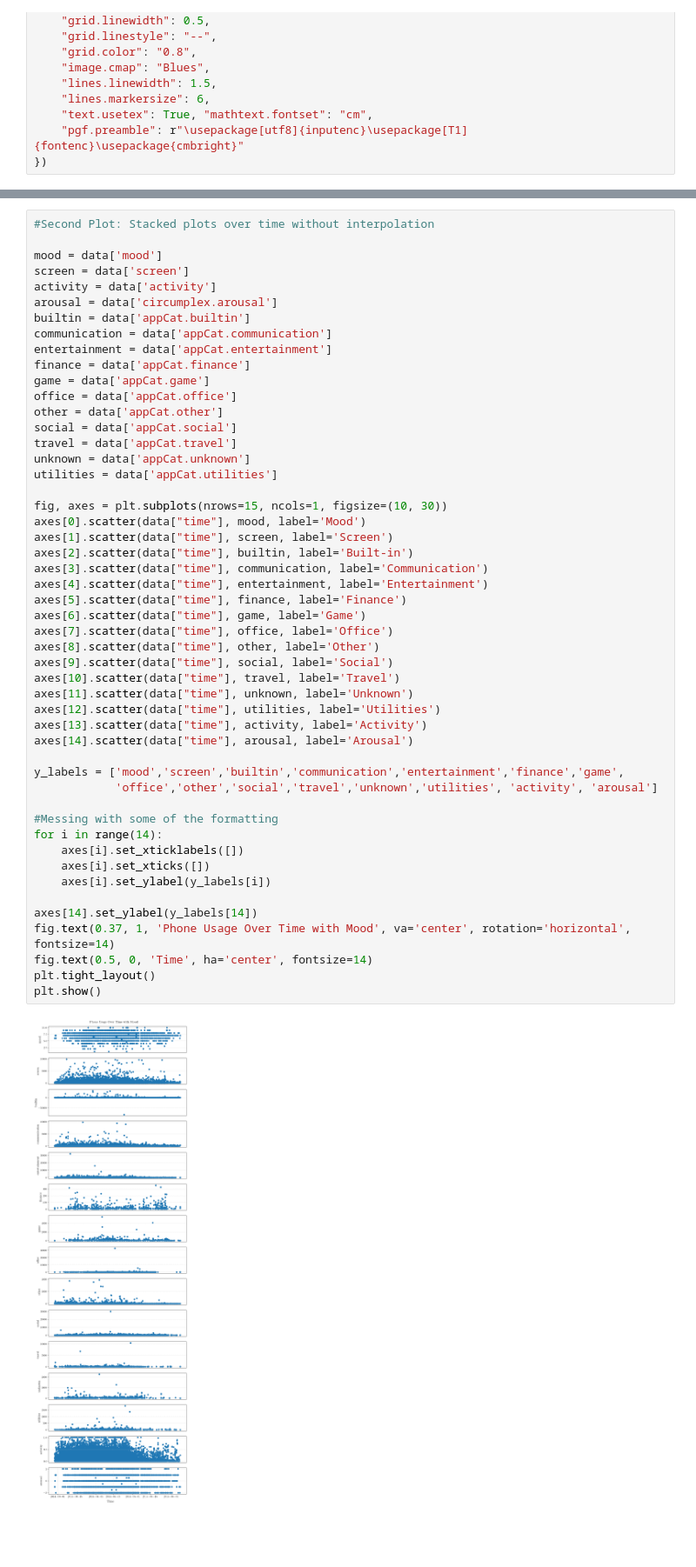
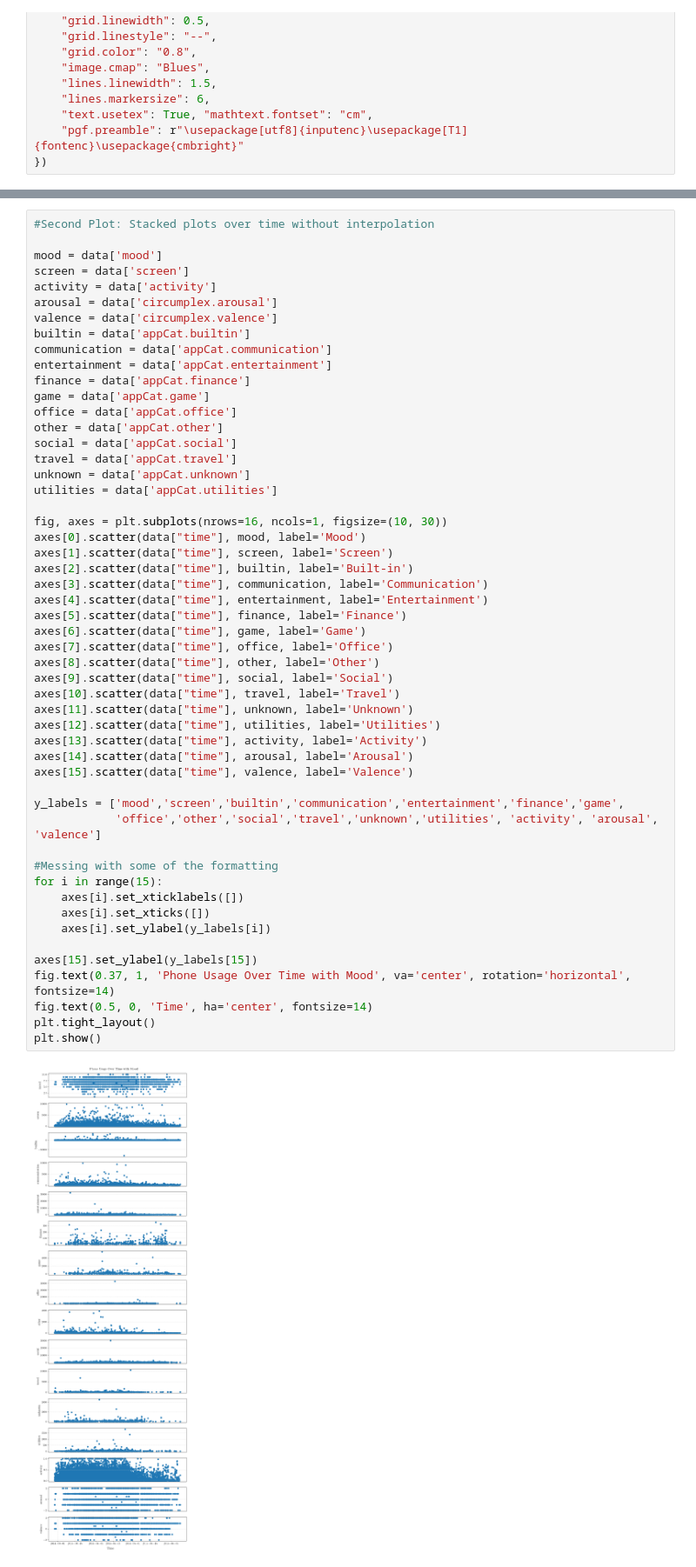
Before and after one commit to AmirSahrani/DMT_Assignments, a Jupyter notebook: notebooks/visualize.ipynb, the cells around one changed output, grey strips where cells are left out. Shown at 87% size. Saved outputs shown, nothing was run; the diff lists cells and outputs as text; blank space fills up the shorter version.

Commit message:
new visualizations

```diff
--- a/notebooks/visualize.ipynb
+++ b/notebooks/visualize.ipynb
@@ -77,6 +75,7 @@ mood = data['mood']
 screen = data['screen']
 activity = data['activity']
 arousal = data['circumplex.arousal']
+valence = data['circumplex.valence']
 builtin = data['appCat.builtin']
 communication = data['appCat.communication']
 entertainment = data['appCat.entertainment']
@@ -89,36 +88,37 @@ travel = data['appCat.travel']
 unknown = data['appCat.unknown']
 utilities = data['appCat.utilities']
 
-fig, axes = plt.subplots(nrows=15, ncols=1, figsize=(10, 30))
+fig, axes = plt.subplots(nrows=16, ncols=1, figsize=(10, 30))
 axes[0].scatter(data["time"], mood, label='Mood')
 axes[1].scatter(data["time"], screen, label='Screen')
 axes[2].scatter(data["time"], builtin, label='Built-in')
 axes[3].scatter(data["time"], communication, label='Communication')
 axes[4].scatter(data["time"], entertainment, label='Entertainment')
 axes[5].scatter(data["time"], finance, label='Finance')
 axes[6].scatter(data["time"], game, label='Game')
 axes[7].scatter(data["time"], office, label='Office')
 axes[8].scatter(data["time"], other, label='Other')
 axes[9].scatter(data["time"], social, label='Social')
 axes[10].scatter(data["time"], travel, label='Travel')
 axes[11].scatter(data["time"], unknown, label='Unknown')
 axes[12].scatter(data["time"], utilities, label='Utilities')
 axes[13].scatter(data["time"], activity, label='Activity')
 axes[14].scatter(data["time"], arousal, label='Arousal')
+axes[15].scatter(data["time"], valence, label='Valence')
 
 y_labels = ['mood','screen','builtin','communication','entertainment','finance','game',
-            'office','other','social','travel','unknown','utilities', 'activity', 'arousal']
+            'office','other','social','travel','unknown','utilities', 'activity', 'arousal', 'valence']
 
 #Messing with some of the formatting
-for i in range(14):
+for i in range(15):
     axes[i].set_xticklabels([])
     axes[i].set_xticks([])
     axes[i].set_ylabel(y_labels[i])
 
-axes[14].set_ylabel(y_labels[14])
+axes[15].set_ylabel(y_labels[15])
 fig.text(0.37, 1, 'Phone Usage Over Time with Mood', va='center', rotation='horizontal', fontsize=14)
 fig.text(0.5, 0, 'Time', ha='center', fontsize=14)
 plt.tight_layout()
 plt.show()
 # %% [output]
-[figure, old version]
+[figure, new version]
```
Also changed, not shown: parts of 3 cells of this notebook.
